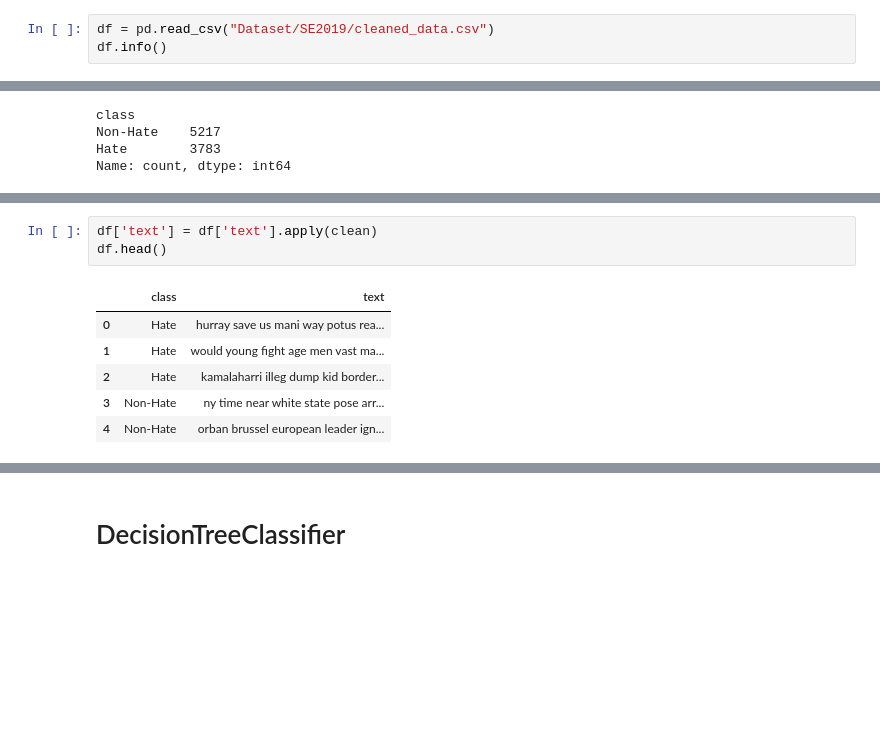
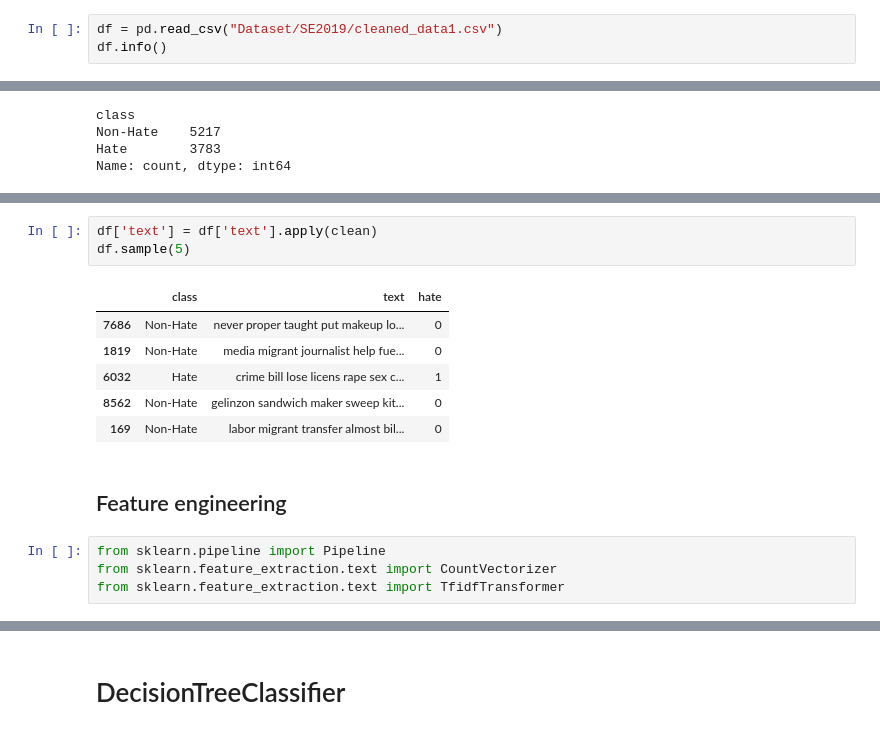
Before and after one commit to yclee98/Hate-speech-detection, a Jupyter notebook: main.ipynb, the cells around one changed output, grey strips where cells are left out. Drawn from its saved outputs; the diff is of its cells as text; blank space fills up the shorter version.

```diff
--- a/main.ipynb
+++ b/main.ipynb
@@ -82,7 +67,7 @@ def clean(text):
 # %% [markdown]
 # SE2019 dataset
 # %%
-df = pd.read_csv("Dataset/SE2019/cleaned_data.csv")
+df = pd.read_csv("Dataset/SE2019/cleaned_data1.csv")
 df.info()
 # %% [output]
 <class 'pandas.core.frame.DataFrame'>
@@ -112,10 +113,16 @@ Name: count, dtype: int64
 # %%
 df['text'] = df['text'].apply(clean)
-df.head()
+df.sample(5)
 # %% [output]
-|  | class | text |
-| 0 | Hate | hurray save us mani way potus rea... |
-| 1 | Hate | would young fight age men vast ma... |
-| 2 | Hate | kamalaharri illeg dump kid border... |
-| 3 | Non-Hate | ny time near white state pose arr... |
-| 4 | Non-Hate | orban brussel european leader ign... |
+|  | class | text | hate |
+| 7686 | Non-Hate | never proper taught put makeup lo... | 0 |
+| 1819 | Non-Hate | media migrant journalist help fue... | 0 |
+| 6032 | Hate | crime bill lose licens rape sex c... | 1 |
+| 8562 | Non-Hate | gelinzon sandwich maker sweep kit... | 0 |
+| 169 | Non-Hate | labor migrant transfer almost bil... | 0 |
+# %% [markdown]
+## Feature engineering
+# %%
+from sklearn.pipeline import Pipeline
+from sklearn.feature_extraction.text import CountVectorizer
+from sklearn.feature_extraction.text import TfidfTransformer
```
Also changed, not shown: parts of 33 cells of this notebook, 1 other file.
